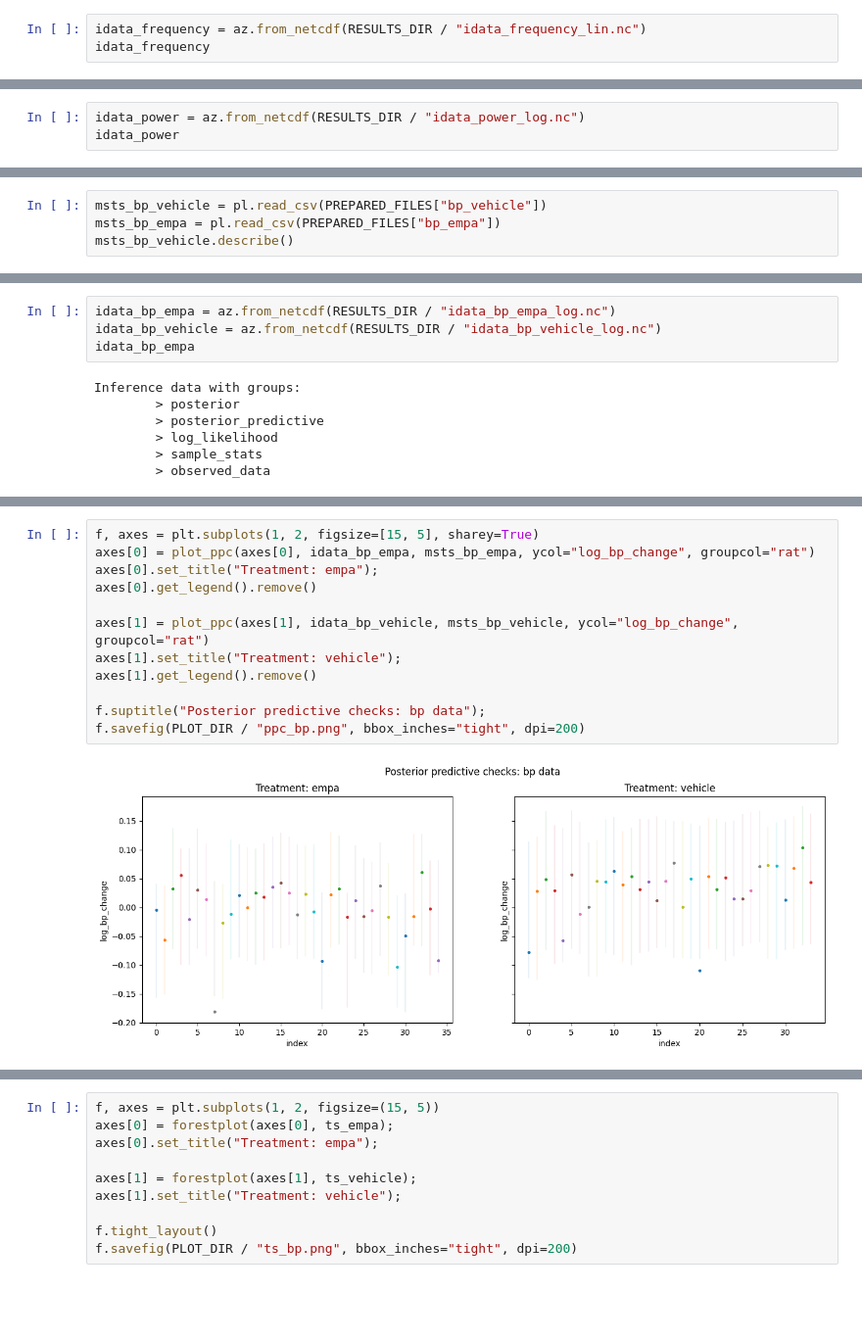
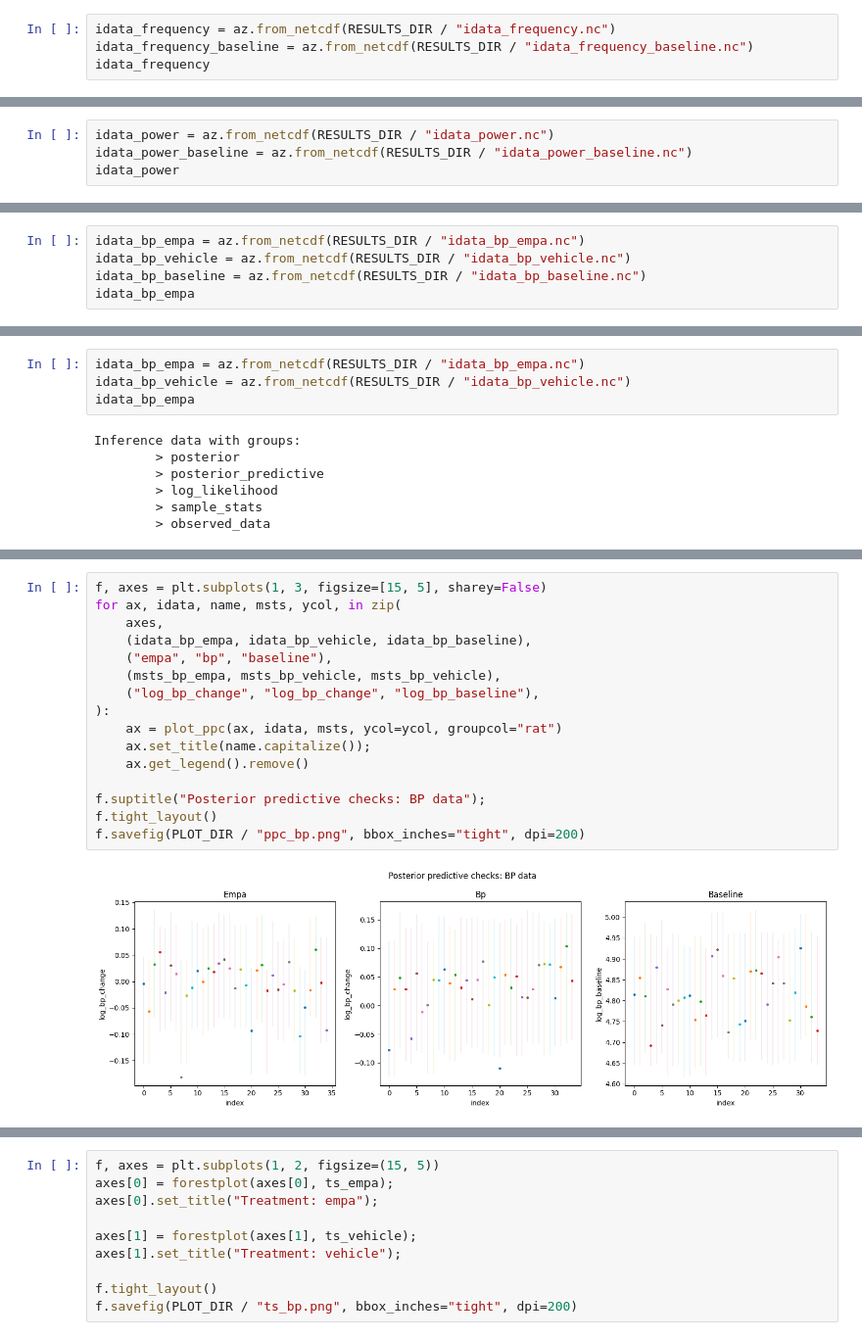
Before and after one commit to teddygroves/kidney, a Jupyter notebook: notebooks/analyse fits.ipynb, the cells around one changed output, grey strips where cells are left out. Shown at 98% size. Saved outputs shown, nothing was run; the diff lists cells and outputs as text; blank space fills up the shorter version.

```diff
--- a/notebooks/analyse fits.ipynb
+++ b/notebooks/analyse fits.ipynb
@@ -153,7 +231,8 @@ shape: (9, 17)
 | "75%" | 428.0 | null | null | null | null | 17.0 | 0.032916 | 0.029501 | ... |
 | "max" | 537.0 | "20241030b" | "fa/fa" | "Young" | "M" | 33.0 | 0.038459 | 0.036252 | ... |
 # %%
-idata_frequency = az.from_netcdf(RESULTS_DIR / "idata_frequency_lin.nc")
+idata_frequency = az.from_netcdf(RESULTS_DIR / "idata_frequency.nc")
+idata_frequency_baseline = az.from_netcdf(RESULTS_DIR / "idata_frequency_baseline.nc")
 idata_frequency
 # %% [output]
 Inference data with groups:
@@ -239,7 +342,8 @@ shape: (9, 18)
 | "75%" | 590.0 | null | null | null | null | 18.0 | 10.600946 | 21.514314 | 0.717233 | ... |
 | "max" | 815.0 | "20241030b" | "fa/fa" | "Young" | "M" | 33.0 | 68.914547 | 118.211847 | 2.68275 | ... |
 # %%
-idata_power = az.from_netcdf(RESULTS_DIR / "idata_power_log.nc")
+idata_power = az.from_netcdf(RESULTS_DIR / "idata_power.nc")
+idata_power_baseline = az.from_netcdf(RESULTS_DIR / "idata_power_baseline.nc")
 idata_power
 # %% [output]
 Inference data with groups:
@@ -310,5 +455,6 @@ f.savefig(PLOT_DIR / "ts_power.png", bbox_inches="tight", dpi=200)
 # %%
-msts_bp_vehicle = pl.read_csv(PREPARED_FILES["bp_vehicle"])
-msts_bp_empa = pl.read_csv(PREPARED_FILES["bp_empa"])
-msts_bp_vehicle.describe()
+idata_bp_empa = az.from_netcdf(RESULTS_DIR / "idata_bp_empa.nc")
+idata_bp_vehicle = az.from_netcdf(RESULTS_DIR / "idata_bp_vehicle.nc")
+idata_bp_baseline = az.from_netcdf(RESULTS_DIR / "idata_bp_baseline.nc")
+idata_bp_empa
 # %% [output]
@@ -327,6 +467,6 @@ shape: (9, 14)
 # %%
-idata_bp_empa = az.from_netcdf(RESULTS_DIR / "idata_bp_empa_log.nc")
-idata_bp_vehicle = az.from_netcdf(RESULTS_DIR / "idata_bp_vehicle_log.nc")
+idata_bp_empa = az.from_netcdf(RESULTS_DIR / "idata_bp_empa.nc")
+idata_bp_vehicle = az.from_netcdf(RESULTS_DIR / "idata_bp_vehicle.nc")
 idata_bp_empa
 # %% [output]
 Inference data with groups:
@@ -360,17 +513,21 @@ az.summary(idata_bp_vehicle, var_names=["~mu", "~1|rat"])
 # %%
-f, axes = plt.subplots(1, 2, figsize=[15, 5], sharey=True)
-axes[0] = plot_ppc(axes[0], idata_bp_empa, msts_bp_empa, ycol="log_bp_change", groupcol="rat")
-axes[0].set_title("Treatment: empa");
-axes[0].get_legend().remove()
+f, axes = plt.subplots(1, 3, figsize=[15, 5], sharey=False)
+for ax, idata, name, msts, ycol, in zip(
+    axes,
+    (idata_bp_empa, idata_bp_vehicle, idata_bp_baseline),
+    ("empa", "bp", "baseline"),
+    (msts_bp_empa, msts_bp_vehicle, msts_bp_vehicle),
+    ("log_bp_change", "log_bp_change", "log_bp_baseline"),
+):
+    ax = plot_ppc(ax, idata, msts, ycol=ycol, groupcol="rat")
+    ax.set_title(name.capitalize());
+    ax.get_legend().remove()
 
-axes[1] = plot_ppc(axes[1], idata_bp_vehicle, msts_bp_vehicle, ycol="log_bp_change", groupcol="rat")
-axes[1].set_title("Treatment: vehicle");
-axes[1].get_legend().remove()
-
-f.suptitle("Posterior predictive checks: bp data");
+f.suptitle("Posterior predictive checks: BP data");
+f.tight_layout()
 f.savefig(PLOT_DIR / "ppc_bp.png", bbox_inches="tight", dpi=200)
 # %% [output]
-[figure, old version]
+[figure, new version]
 # %%
 t_groups_empa, t_groups_vehicle = (
     {
```
Also changed, not shown: parts of 21 cells of this notebook, 10 other files.
